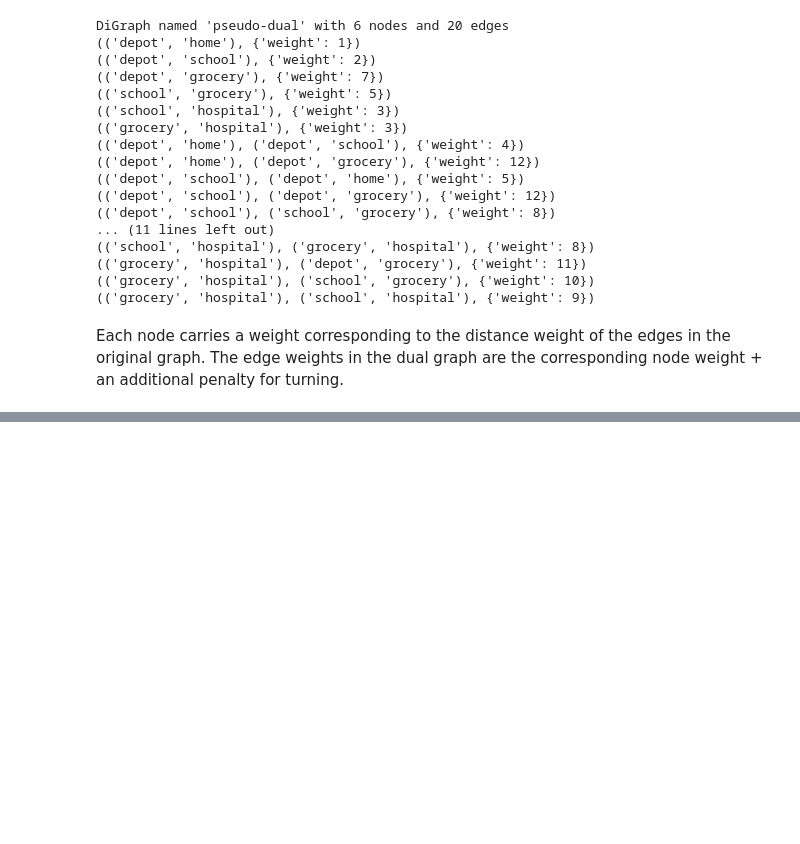
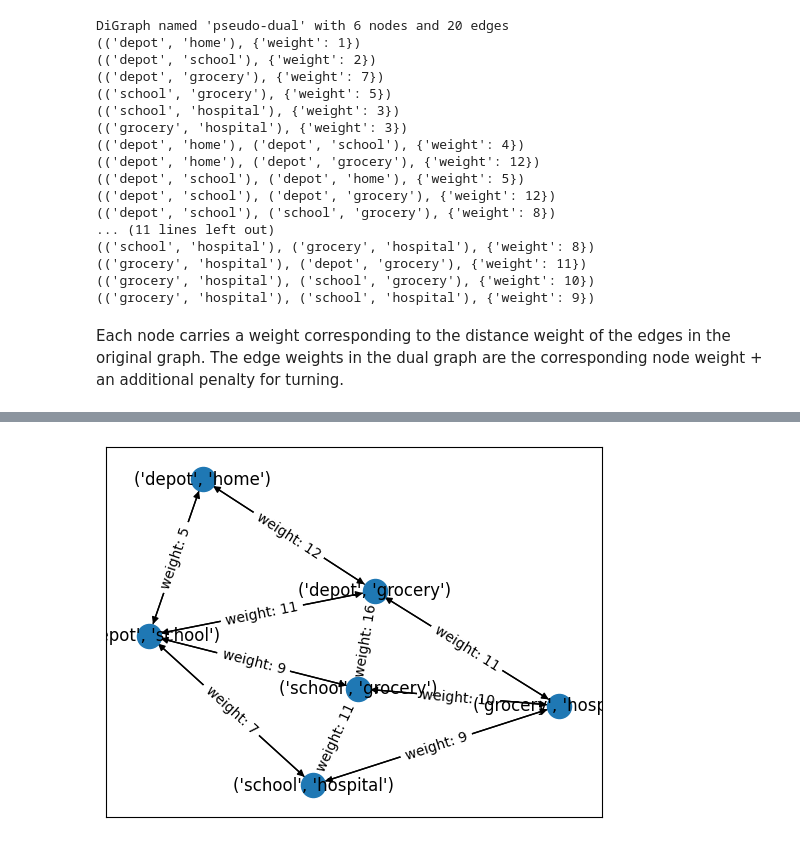
Before and after one commit to Ian1528/Snowplow-Route-Optimization, a Jupyter notebook: ToyProblem1/TurnConsiderations.ipynb, the cells around one changed output, grey strips where cells are left out. Saved outputs shown, nothing was run; the diff lists cells and outputs as text; code cells hidden in the pictures; blank space fills up the shorter version.

```diff
--- a/ToyProblem1/TurnConsiderations.ipynb
+++ b/ToyProblem1/TurnConsiderations.ipynb
@@ -850,0 +970,21 @@ plt.show()
+# %%
+# Set the seed for the spring layout
+spring_pos = nx.spring_layout(G_dual, seed=1)
+
+# Draw the graph using the spring layout
+nx.draw_networkx(G_dual, pos=spring_pos, with_labels=True)
+
+# Get edge attributes
+edge_labels = dict(((u, v), d) for u, v, d in G_dual.edges(data=True))
+
+# Create a label for each edge
+for ((u, v), d) in edge_labels.items():
+    labels = ', '.join(f'{k}: {v}' for k, v in d.items())
+    edge_labels[(u, v)] = labels
+
+# Draw edge labels
+nx.draw_networkx_edge_labels(G_dual, pos=spring_pos, edge_labels=edge_labels)
+
+plt.show()
+# %% [output]
+[figure, added]
```
Also changed, not shown: parts of 26 cells of this notebook.
